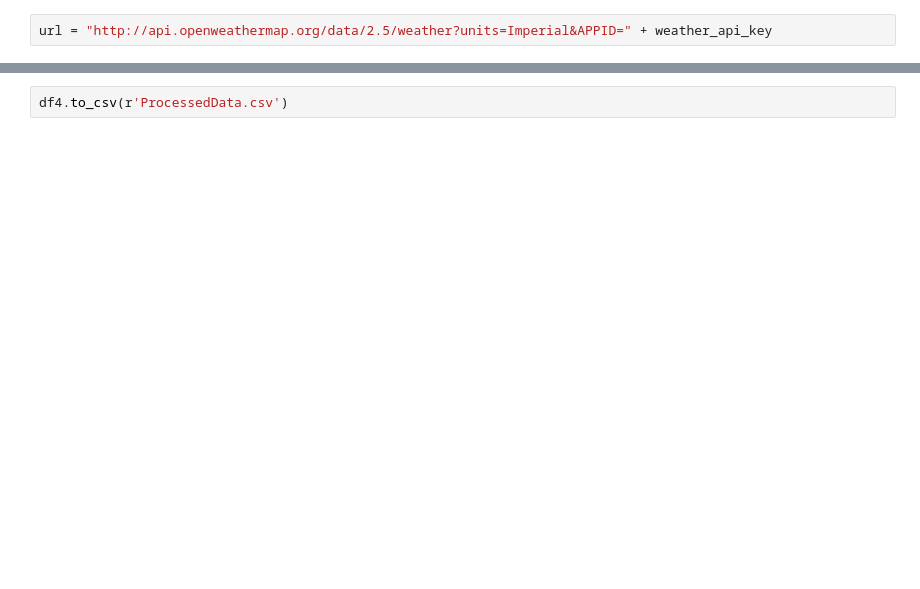
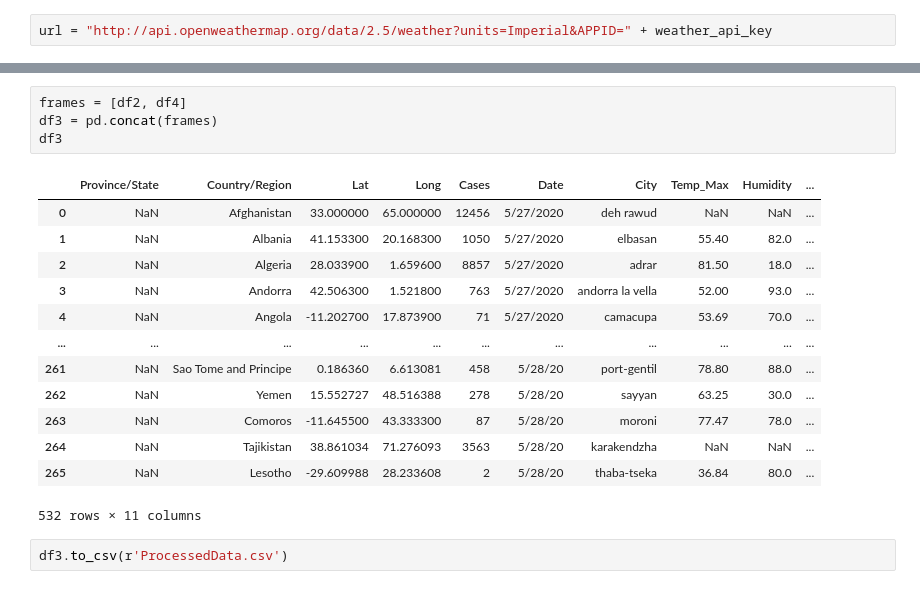
Before and after one commit to D-u-s-t-i-n/Team7, a Jupyter notebook: Step1CleanUp.ipynb, the cells around one changed output, grey strips where cells are left out. Cells and saved outputs as stored; diff of their text form; blank space fills up the shorter version.

```diff
--- a/Step1CleanUp.ipynb
+++ b/Step1CleanUp.ipynb
@@ -189,2 +171,20 @@ City not found.
+# %%
+frames = [df2, df4]
+df3 = pd.concat(frames)
+df3
+# %% [output]
+|  | Province/State | Country/Region | Lat | Long | Cases | Date | City | Temp_Max | Humidity | ... |
+| 0 | NaN | Afghanistan | 33.000000 | 65.000000 | 12456 | 5/27/2020 | deh rawud | NaN | NaN | ... |
+| 1 | NaN | Albania | 41.153300 | 20.168300 | 1050 | 5/27/2020 | elbasan | 55.40 | 82.0 | ... |
+| 2 | NaN | Algeria | 28.033900 | 1.659600 | 8857 | 5/27/2020 | adrar | 81.50 | 18.0 | ... |
+| 3 | NaN | Andorra | 42.506300 | 1.521800 | 763 | 5/27/2020 | andorra la vella | 52.00 | 93.0 | ... |
+| 4 | NaN | Angola | -11.202700 | 17.873900 | 71 | 5/27/2020 | camacupa | 53.69 | 70.0 | ... |
+| ... | ... | ... | ... | ... | ... | ... | ... | ... | ... | ... |
+| 261 | NaN | Sao Tome and Principe | 0.186360 | 6.613081 | 458 | 5/28/20 | port-gentil | 78.80 | 88.0 | ... |
+| 262 | NaN | Yemen | 15.552727 | 48.516388 | 278 | 5/28/20 | sayyan | 63.25 | 30.0 | ... |
+| 263 | NaN | Comoros | -11.645500 | 43.333300 | 87 | 5/28/20 | moroni | 77.47 | 78.0 | ... |
+| 264 | NaN | Tajikistan | 38.861034 | 71.276093 | 3563 | 5/28/20 | karakendzha | NaN | NaN | ... |
+| 265 | NaN | Lesotho | -29.609988 | 28.233608 | 2 | 5/28/20 | thaba-tseka | 36.84 | 80.0 | ... |
+532 rows × 11 columns
 # %%
-df4.to_csv(r'ProcessedData.csv')
+df3.to_csv(r'ProcessedData.csv')
```
Also changed, not shown: parts of 8 cells of this notebook, 4 other files.
